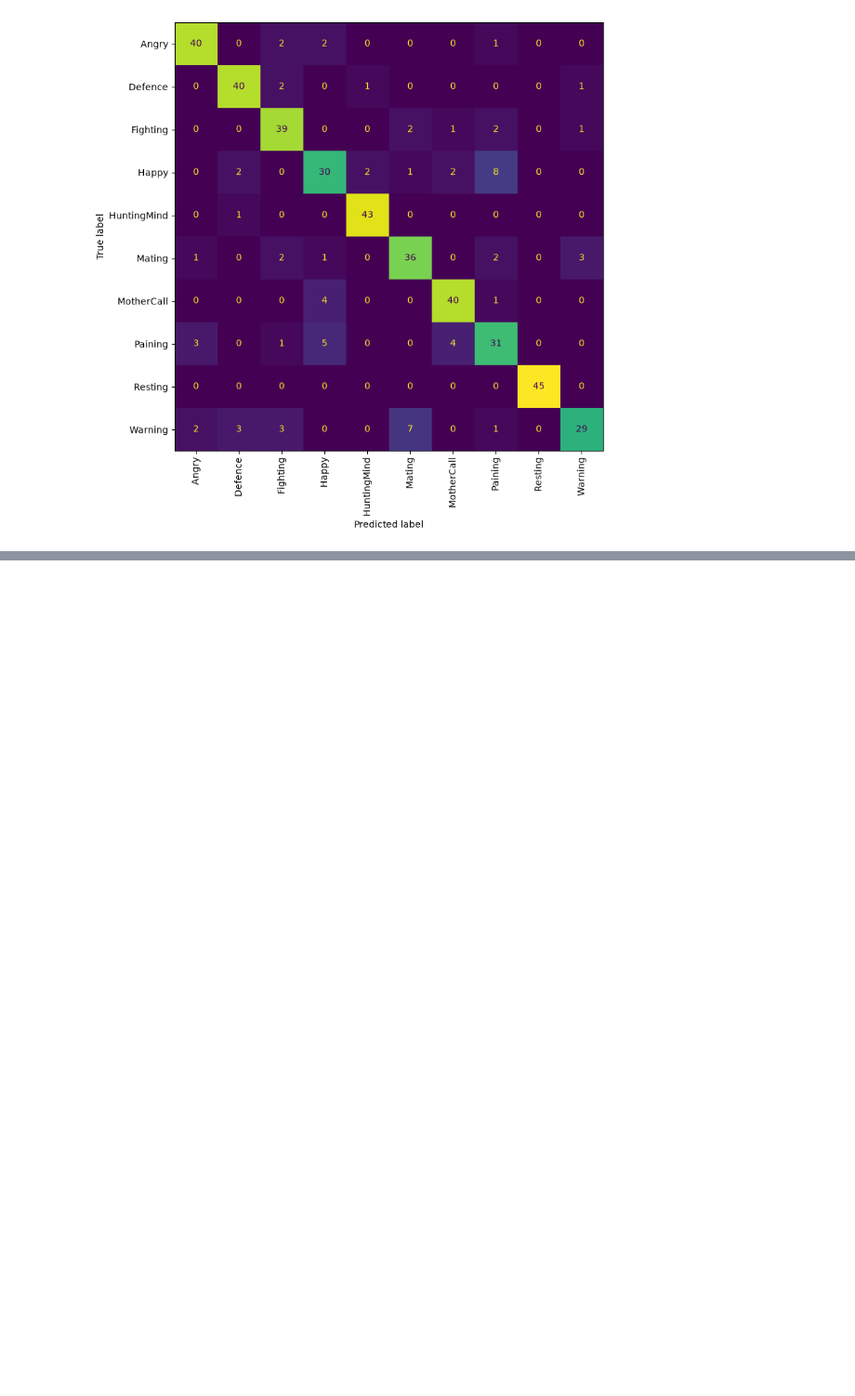
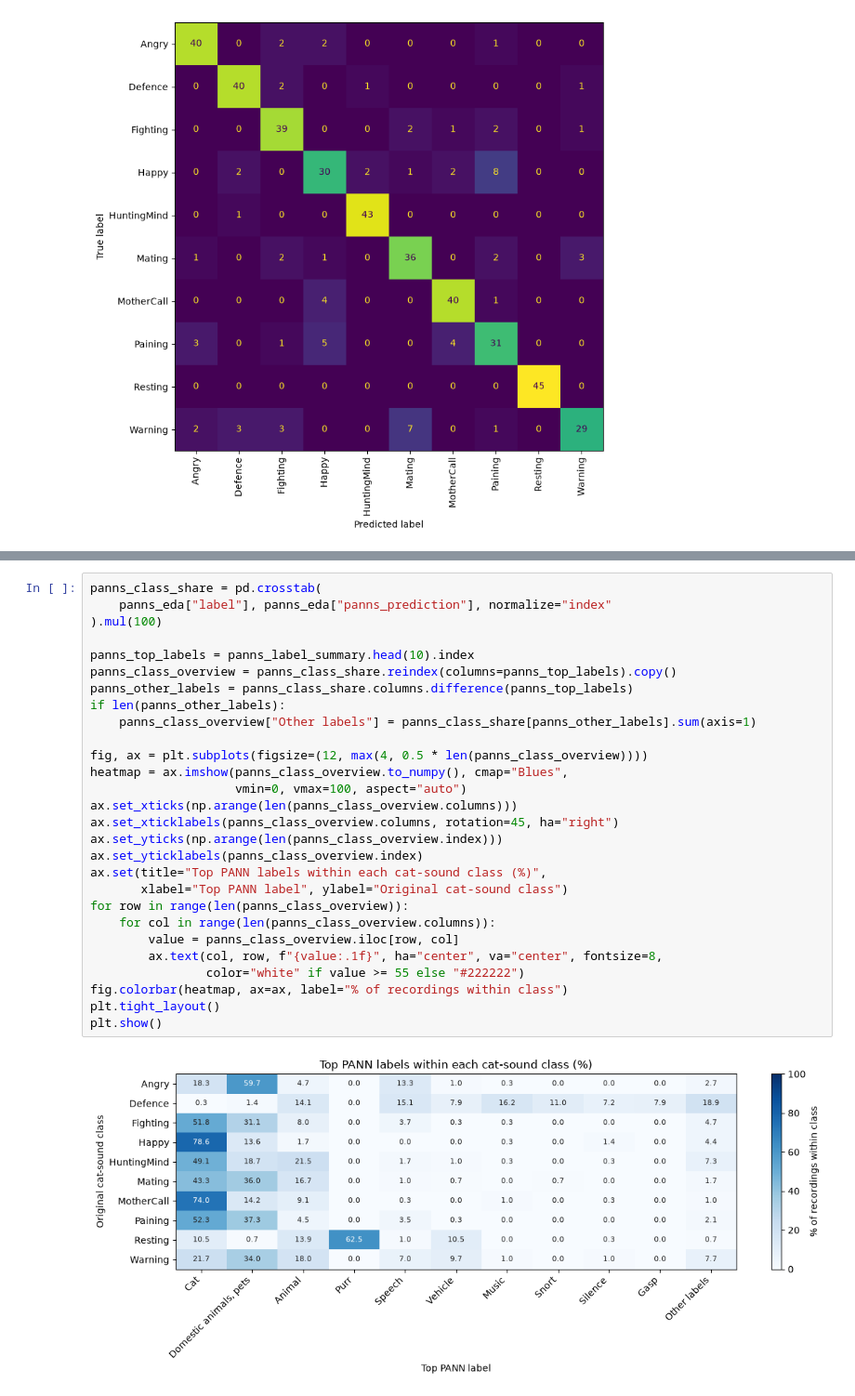
Before and after one commit to CevenJKnowles/Kitty3000-ML, a Jupyter notebook: notebooks/bas-PANN-model-1.ipynb, the cells around one changed output, grey strips where cells are left out. Shown at 93% size. Drawn from its saved outputs; the diff is of its cells as text; blank space fills up the shorter version.

```diff
--- a/notebooks/bas-PANN-model-1.ipynb
+++ b/notebooks/bas-PANN-model-1.ipynb
@@ -358,0 +392,30 @@ Predicted label: Angry
+# %%
+panns_class_share = pd.crosstab(
+    panns_eda["label"], panns_eda["panns_prediction"], normalize="index"
+).mul(100)
+
+panns_top_labels = panns_label_summary.head(10).index
+panns_class_overview = panns_class_share.reindex(columns=panns_top_labels).copy()
+panns_other_labels = panns_class_share.columns.difference(panns_top_labels)
+if len(panns_other_labels):
+    panns_class_overview["Other labels"] = panns_class_share[panns_other_labels].sum(axis=1)
+
+fig, ax = plt.subplots(figsize=(12, max(4, 0.5 * len(panns_class_overview))))
+heatmap = ax.imshow(panns_class_overview.to_numpy(), cmap="Blues",
+                    vmin=0, vmax=100, aspect="auto")
+ax.set_xticks(np.arange(len(panns_class_overview.columns)))
+ax.set_xticklabels(panns_class_overview.columns, rotation=45, ha="right")
+ax.set_yticks(np.arange(len(panns_class_overview.index)))
+ax.set_yticklabels(panns_class_overview.index)
+ax.set(title="Top PANN labels within each cat-sound class (%)",
+       xlabel="Top PANN label", ylabel="Original cat-sound class")
+for row in range(len(panns_class_overview)):
+    for col in range(len(panns_class_overview.columns)):
+        value = panns_class_overview.iloc[row, col]
+        ax.text(col, row, f"{value:.1f}", ha="center", va="center", fontsize=8,
+                color="white" if value >= 55 else "#222222")
+fig.colorbar(heatmap, ax=ax, label="% of recordings within class")
+plt.tight_layout()
+plt.show()
+# %% [output]
+[figure, added]
```
Also changed, not shown: parts of 3 cells of this notebook.
